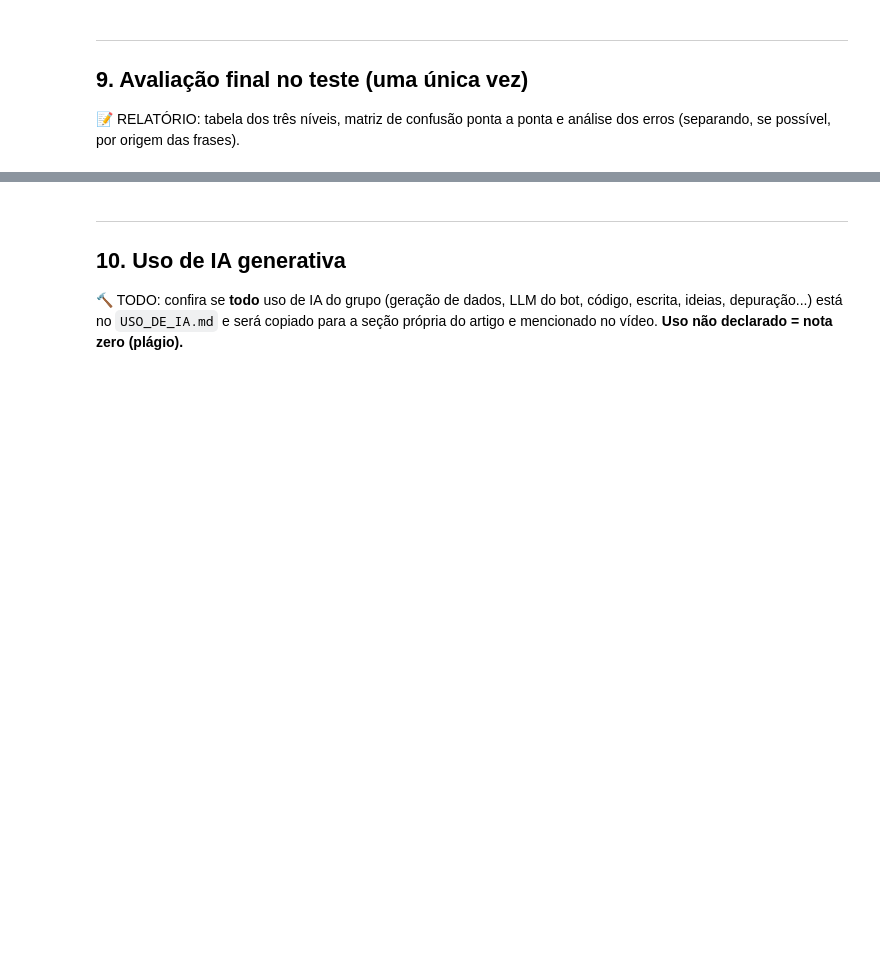
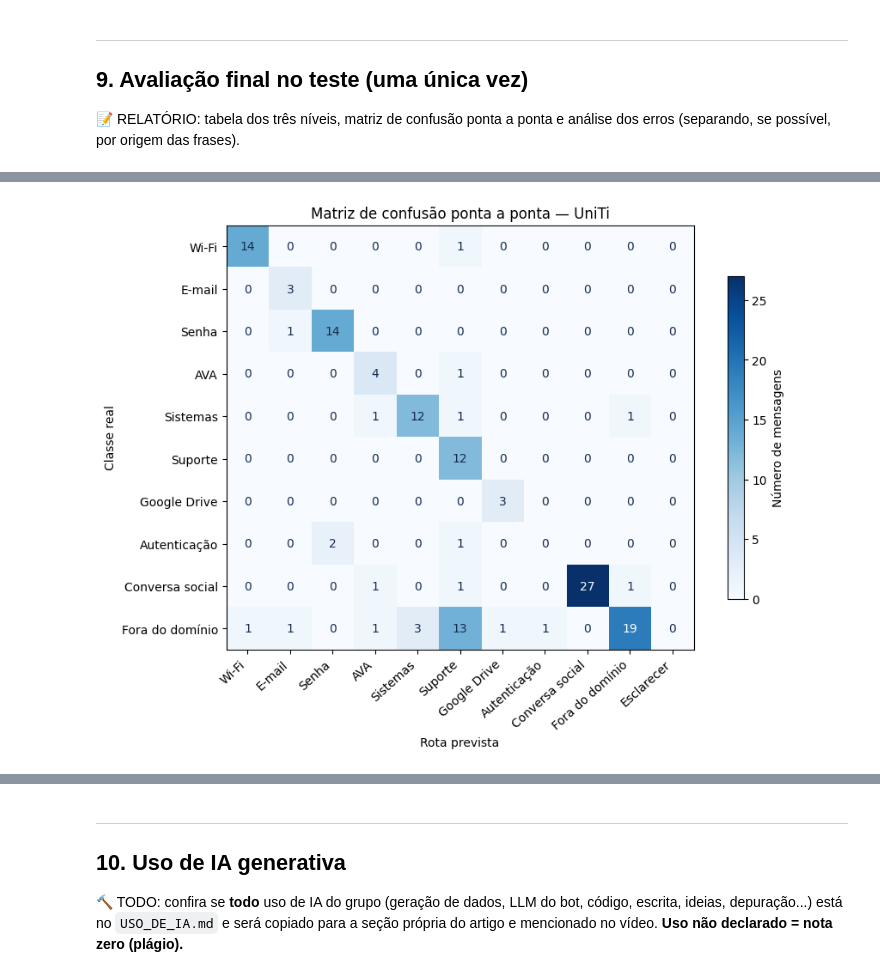
Before and after one commit to Guimaraes-Mendonca/UniTi-ChatBot, a Jupyter notebook: notebooks/01_trabalho_grupo.ipynb, the cells around one changed output, grey strips where cells are left out. Saved outputs shown, nothing was run; the diff lists cells and outputs as text; code cells hidden in the pictures; blank space fills up the shorter version.

```diff
--- a/notebooks/01_trabalho_grupo.ipynb
+++ b/notebooks/01_trabalho_grupo.ipynb
@@ -560,0 +696,37 @@ previsoes.loc[~previsoes["acertou"], ["texto", "real", "rota", "confianca_escopo
+# %%
+import json
+from pathlib import Path
+
+import matplotlib.pyplot as plt
+import numpy as np
+from google.colab import files
+
+pasta = Path("/content/UniTi-ChatBot/resultados")
+dados = json.loads((pasta / "avaliacao.json").read_text(encoding="utf-8"))["ponta_a_ponta"]
+matriz = np.array(dados["matriz_confusao"])
+
+nomes = {
+    "wifi": "Wi-Fi", "email": "E-mail", "senha": "Senha", "ava": "AVA",
+    "sistemas": "Sistemas", "suporte": "Suporte", "google_drive": "Google Drive",
+    "autenticacao": "Autenticação", "chitchat": "Conversa social",
+    "fora_dominio": "Fora do domínio", "esclarecer": "Esclarecer",
+}
+
+fig, ax = plt.subplots(figsize=(9, 6.4), layout="constrained")
+mapa = ax.imshow(matriz, cmap="Blues", vmin=0)
+ax.set_xticks(range(matriz.shape[1]), [nomes[r] for r in dados["rotulos_previstos"]],
+              rotation=42, ha="right")
+ax.set_yticks(range(matriz.shape[0]), [nomes[r] for r in dados["rotulos"]])
+ax.set(xlabel="Rota prevista", ylabel="Classe real",
+       title="Matriz de confusão ponta a ponta — UniTi")
+for (i, j), valor in np.ndenumerate(matriz):
+    cor = "white" if valor >= 0.65 * matriz.max() else "#172b4d"
+    ax.text(j, i, str(valor), ha="center", va="center", color=cor)
+fig.colorbar(mapa, ax=ax, shrink=0.76, label="Número de mensagens")
+
+saida = pasta / "matriz_confusao_uniti.pdf"
+fig.savefig(saida, bbox_inches="tight")
+plt.show()
+files.download(str(saida))
+# %% [output]
+[figure, added]
```
Also changed, not shown: parts of 13 cells of this notebook, 8 other files.
